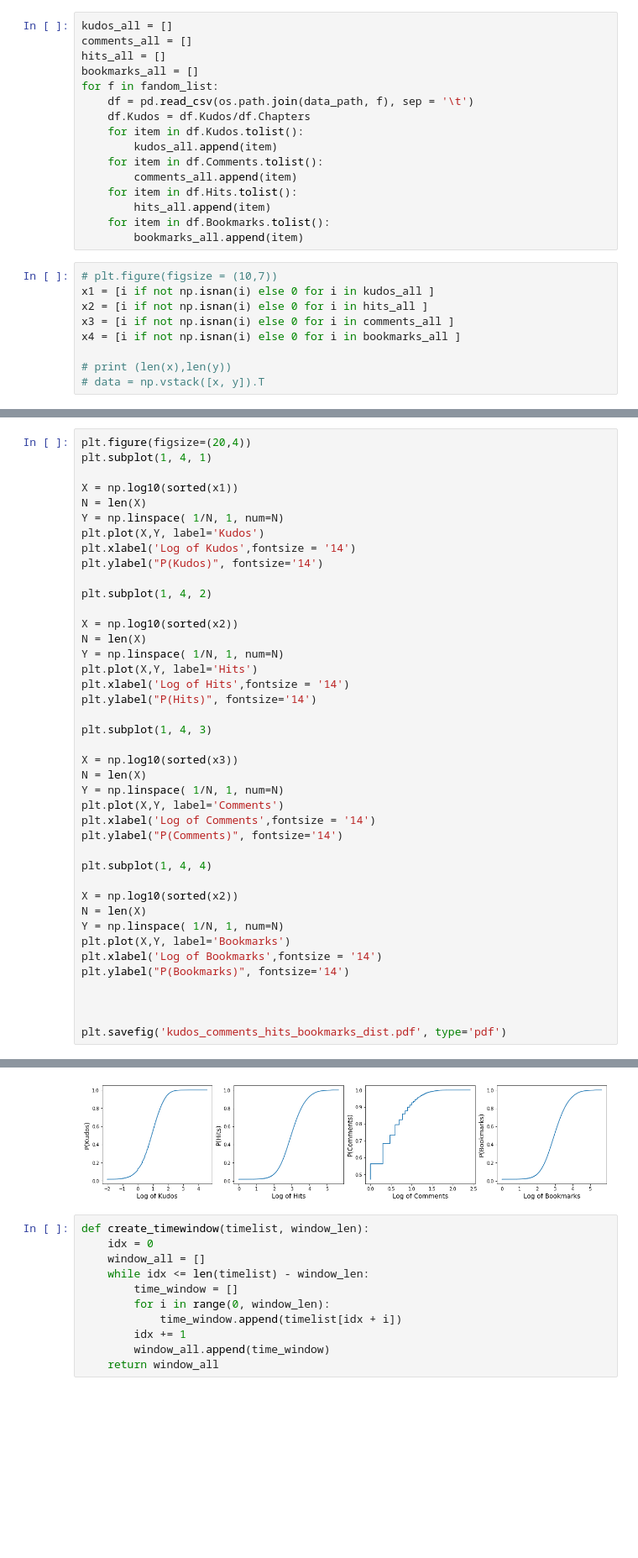
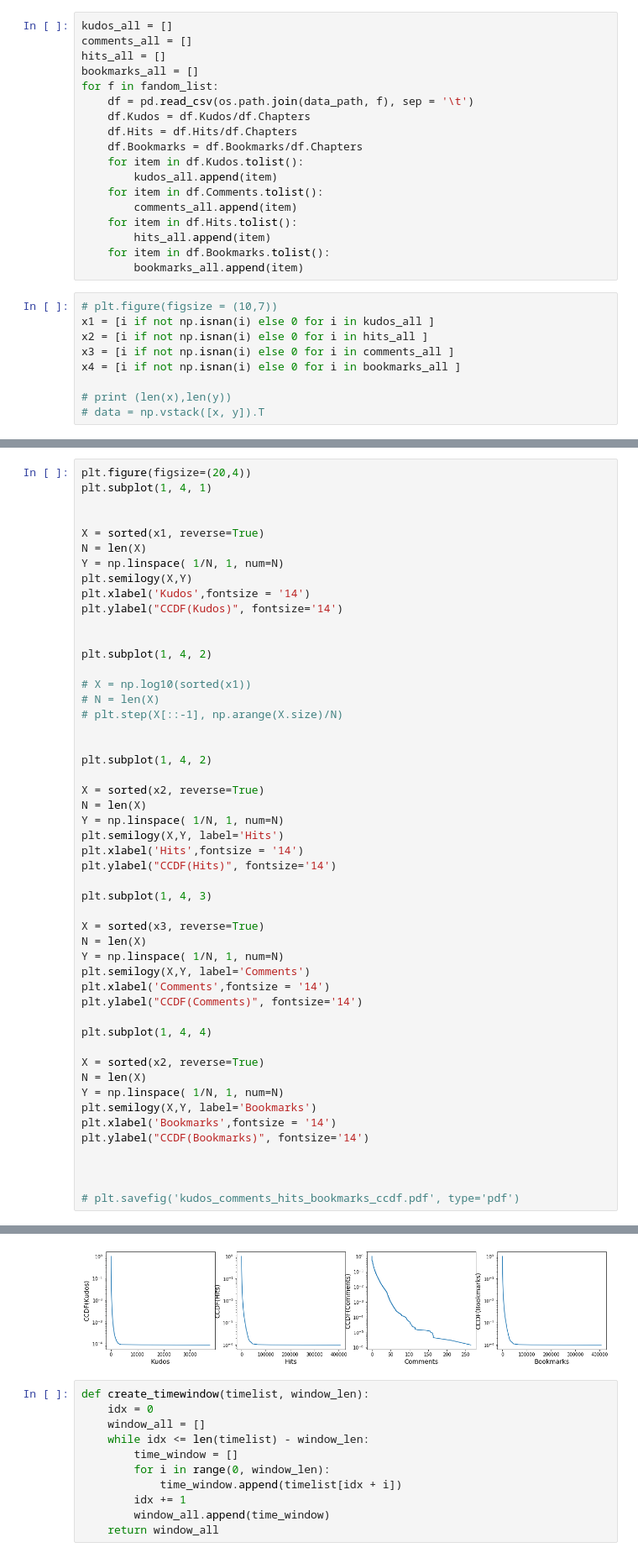
Before and after one commit to yzjing/ao3_old, a Jupyter notebook: exps/20171113_descriptive/descriptive.ipynb, the cells around one changed output, grey strips where cells are left out. Shown at 84% size. Drawn from its saved outputs; the diff is of its cells as text; blank space fills up the shorter version.

```diff
--- a/exps/20171113_descriptive/descriptive.ipynb
+++ b/exps/20171113_descriptive/descriptive.ipynb
@@ -124,6 +140,8 @@ bookmarks_all = []
 for f in fandom_list:
     df = pd.read_csv(os.path.join(data_path, f), sep = '\t')
     df.Kudos = df.Kudos/df.Chapters
+    df.Hits = df.Hits/df.Chapters
+    df.Bookmarks = df.Bookmarks/df.Chapters
     for item in df.Kudos.tolist():
         kudos_all.append(item)
     for item in df.Comments.tolist():
@@ -145,41 +171,50 @@ x4 = [i if not np.isnan(i) else 0 for i in bookmarks_all ]
 plt.figure(figsize=(20,4))
 plt.subplot(1, 4, 1)
 
-X = np.log10(sorted(x1))
+
+X = sorted(x1, reverse=True)
 N = len(X)
 Y = np.linspace( 1/N, 1, num=N)
-plt.plot(X,Y, label='Kudos')
-plt.xlabel('Log of Kudos',fontsize = '14')
-plt.ylabel("P(Kudos)", fontsize='14')
+plt.semilogy(X,Y)
+plt.xlabel('Kudos',fontsize = '14')
+plt.ylabel("CCDF(Kudos)", fontsize='14')
+
 
 plt.subplot(1, 4, 2)
 
-X = np.log10(sorted(x2))
+# X = np.log10(sorted(x1))
+# N = len(X)
+# plt.step(X[::-1], np.arange(X.size)/N)
+
+
+plt.subplot(1, 4, 2)
+
+X = sorted(x2, reverse=True)
 N = len(X)
 Y = np.linspace( 1/N, 1, num=N)
-plt.plot(X,Y, label='Hits')
-plt.xlabel('Log of Hits',fontsize = '14')
-plt.ylabel("P(Hits)", fontsize='14')
+plt.semilogy(X,Y, label='Hits')
+plt.xlabel('Hits',fontsize = '14')
+plt.ylabel("CCDF(Hits)", fontsize='14')
 
 plt.subplot(1, 4, 3)
 
-X = np.log10(sorted(x3))
+X = sorted(x3, reverse=True)
 N = len(X)
 Y = np.linspace( 1/N, 1, num=N)
-plt.plot(X,Y, label='Comments')
-plt.xlabel('Log of Comments',fontsize = '14')
-plt.ylabel("P(Comments)", fontsize='14')
+plt.semilogy(X,Y, label='Comments')
+plt.xlabel('Comments',fontsize = '14')
+plt.ylabel("CCDF(Comments)", fontsize='14')
 
 plt.subplot(1, 4, 4)
 
-X = np.log10(sorted(x2))
+X = sorted(x2, reverse=True)
 N = len(X)
 Y = np.linspace( 1/N, 1, num=N)
-plt.plot(X,Y, label='Bookmarks')
-plt.xlabel('Log of Bookmarks',fontsize = '14')
-plt.ylabel("P(Bookmarks)", fontsize='14')
+plt.semilogy(X,Y, label='Bookmarks')
+plt.xlabel('Bookmarks',fontsize = '14')
+plt.ylabel("CCDF(Bookmarks)", fontsize='14')
 
 
 
-plt.savefig('kudos_comments_hits_bookmarks_dist.pdf', type='pdf')
+# plt.savefig('kudos_comments_hits_bookmarks_ccdf.pdf', type='pdf')
 # %% [output]
@@ -186,4 +222,4 @@ plt.savefig('kudos_comments_hits_bookmarks_dist.pdf', type='pdf')
-[figure, old version]
+[figure, new version]
 # %%
 def create_timewindow(timelist, window_len):
     idx = 0
```
Also changed, not shown: parts of 12 cells of this notebook, 7 other files.
